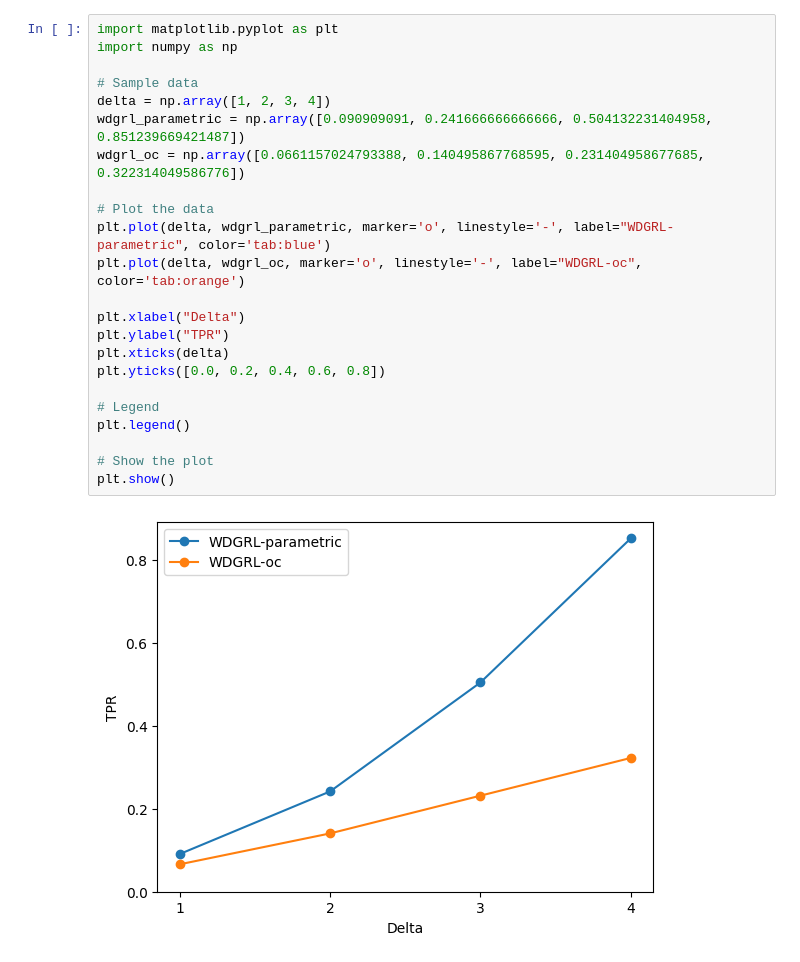
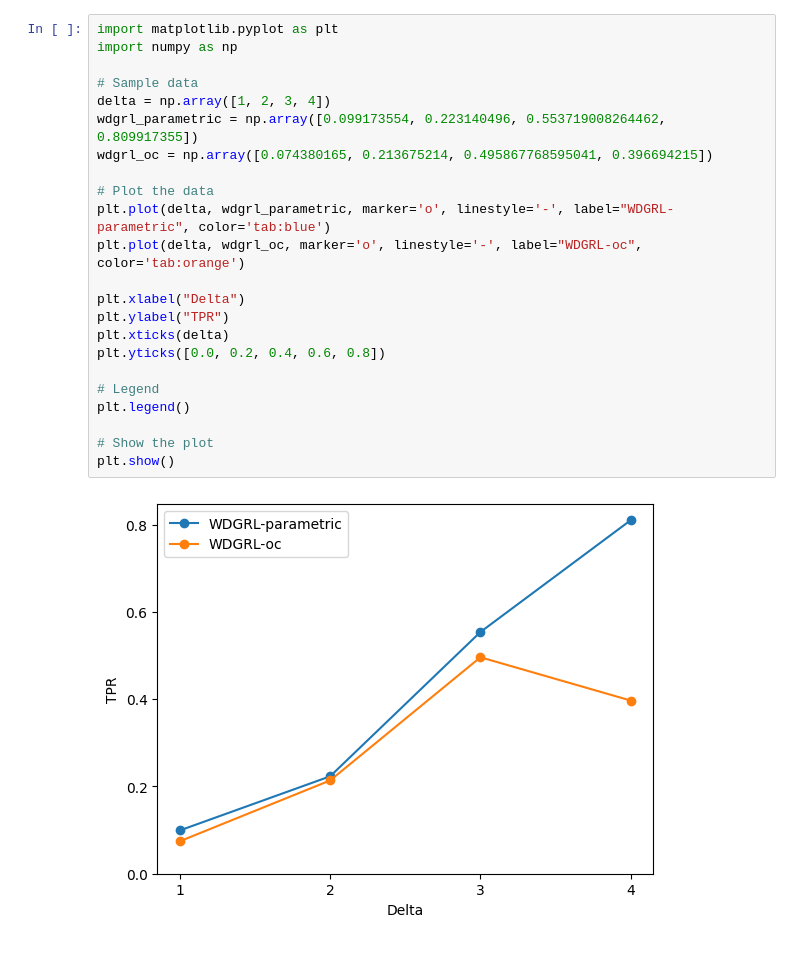
Before and after one commit to NT-Loi/SI_WDGRL, a Jupyter notebook: plotting_result.ipynb, the cells around one changed output. Saved outputs shown, nothing was run; the diff lists cells and outputs as text.

Commit message:
fix oc_wdgrl_si and rerunning results

```diff
--- a/plotting_result.ipynb
+++ b/plotting_result.ipynb
@@ -1,25 +1,25 @@
 # %%
 import matplotlib.pyplot as plt
 import numpy as np
 
 # Sample data
 delta = np.array([1, 2, 3, 4])
-wdgrl_parametric = np.array([0.090909091, 0.241666666666666, 0.504132231404958, 0.851239669421487])
-wdgrl_oc = np.array([0.0661157024793388, 0.140495867768595, 0.231404958677685, 0.322314049586776])
+wdgrl_parametric = np.array([0.099173554, 0.223140496, 0.553719008264462, 0.809917355])
+wdgrl_oc = np.array([0.074380165, 0.213675214, 0.495867768595041, 0.396694215])
 
 # Plot the data
 plt.plot(delta, wdgrl_parametric, marker='o', linestyle='-', label="WDGRL-parametric", color='tab:blue')
 plt.plot(delta, wdgrl_oc, marker='o', linestyle='-', label="WDGRL-oc", color='tab:orange')
 
 plt.xlabel("Delta")
 plt.ylabel("TPR")
 plt.xticks(delta)
 plt.yticks([0.0, 0.2, 0.4, 0.6, 0.8])
 
 # Legend
 plt.legend()
 
 # Show the plot
 plt.show()
 # %% [output]
-[figure, old version]
+[figure, new version]
```
Also changed, not shown: parts of 1 cell of this notebook, 10 other files.
